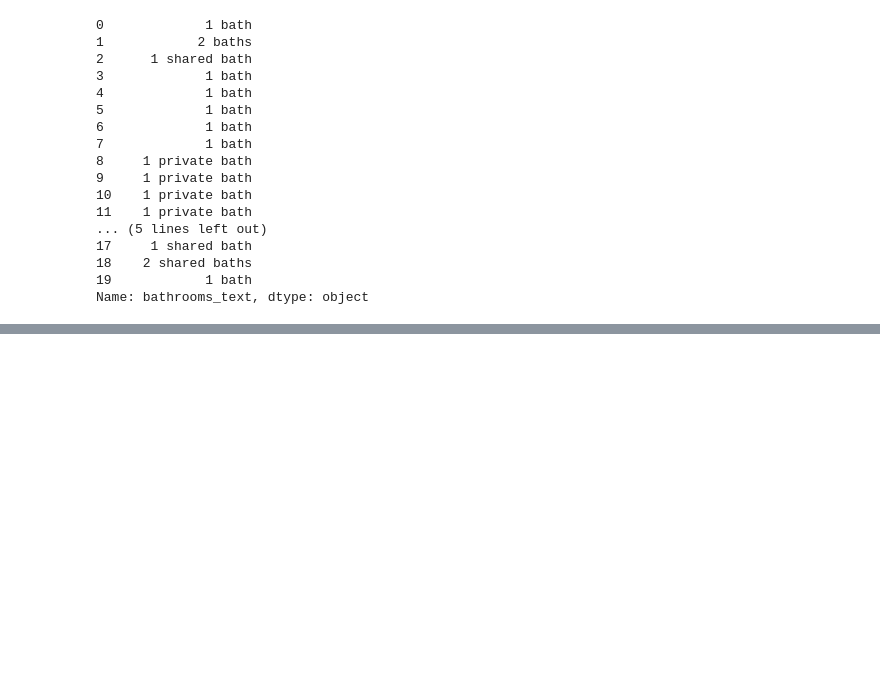
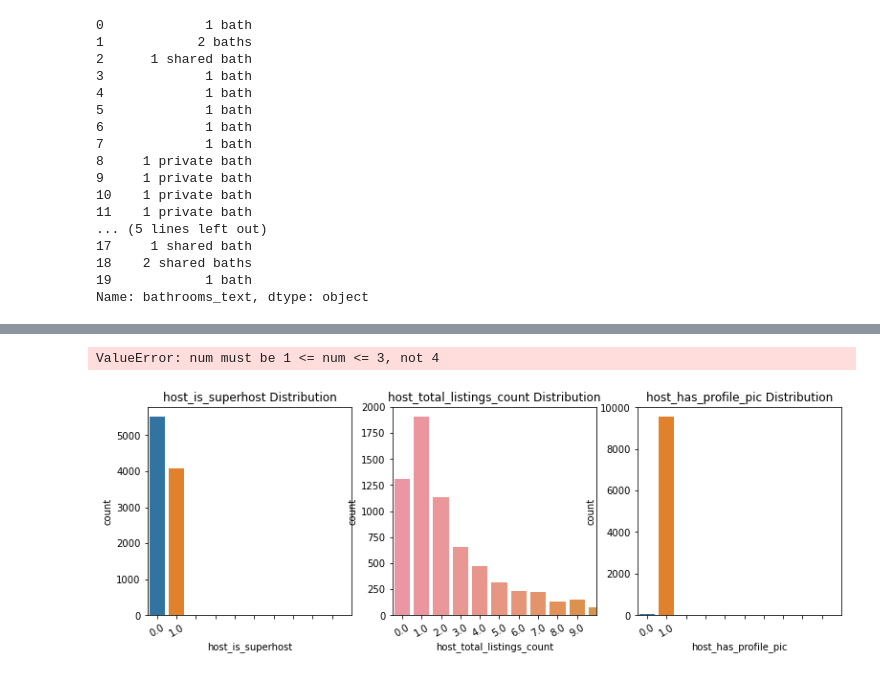
Before and after one commit to pilipentseva/predictions, a Jupyter notebook: Predictions_HW2_airbnb_SD.ipynb, the cells around one changed output, grey strips where cells are left out. Saved outputs shown, nothing was run; the diff lists cells and outputs as text; code cells hidden in the pictures; blank space fills up the shorter version.

Commit message:
missing values done

```diff
--- a/Predictions_HW2_airbnb_SD.ipynb
+++ b/Predictions_HW2_airbnb_SD.ipynb
@@ -1111,0 +979,3 @@ AttributeError: 'DataFrame' object has no attribute 'bath'
+# %%
+df['bedrooms'] = df['bedrooms'].fillna(value=1)
+df['beds'] = df['beds'].fillna(value=1)
@@ -1111,0 +1001,4 @@ AttributeError: 'DataFrame' object has no attribute 'bath'
+# %%
+df['host_response_time'] = df['host_response_time'].fillna(value=0)
+df['host_response_rate'] = df['host_response_rate'].fillna(value=0)
+df['host_acceptance_rate'] = df['host_acceptance_rate'].fillna(value=0)
@@ -1111,0 +1061,3 @@ AttributeError: 'DataFrame' object has no attribute 'bath'
+# %%
+#I will only leave the total listing count
+df.drop(columns = 'host_listings_count', inplace = True)
@@ -1111,0 +1074,18 @@ AttributeError: 'DataFrame' object has no attribute 'bath'
+# %%
+h = [ 'host_is_superhost', 'host_total_listings_count', 'host_has_profile_pic', 'host_identity_verified', 'host_since_days' ]
+# %%
+#Plot the modes
+plt.figure(figsize=(13, 4))
+i = 1
+for col in h:
+    plt.subplot(1, 3, i)
+    sns.countplot(x=col, data=df)
+    plt.title(col+' Distribution')
+    plt.xticks(np.arange(0, 10, 1, dtype=np.int64), rotation=30)
+    plt.xlim(right=10)
+    i += 1
+
+plt.tight_layout()
+# %% [output]
+ValueError: num must be 1 <= num <= 3, not 4
+[figure, added]
```
Also changed, not shown: parts of 130 cells of this notebook.
